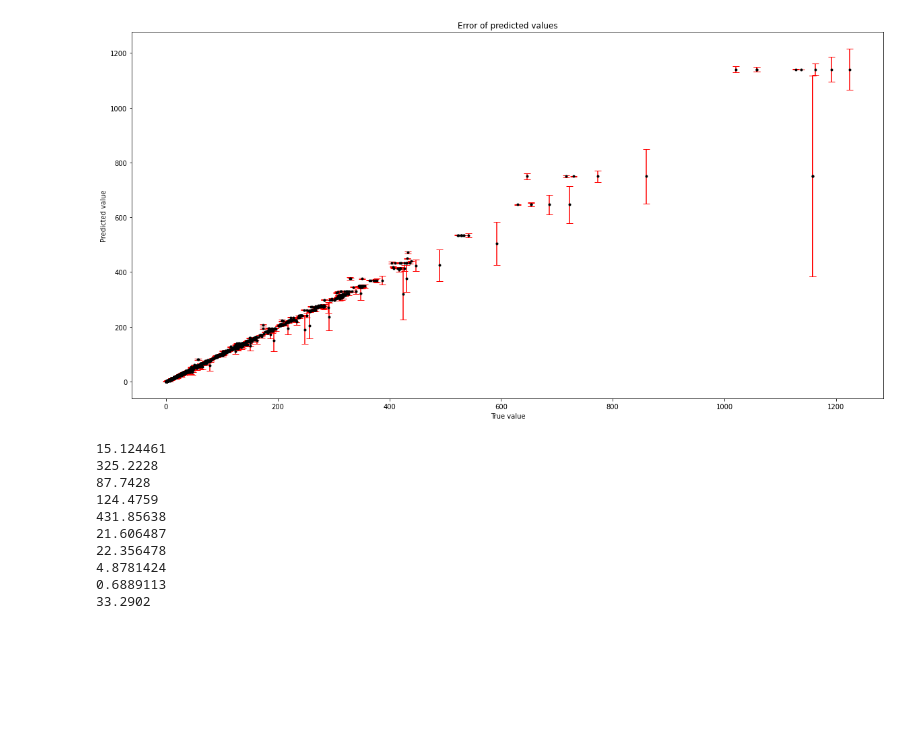
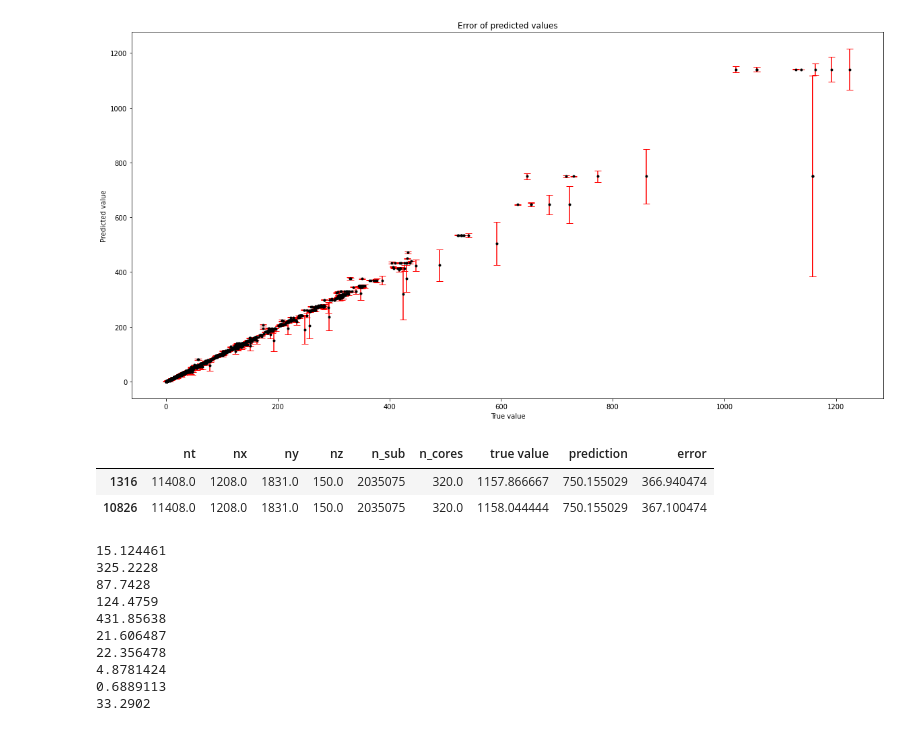
Before and after one commit to neon-ninja/nzrse_hackathon_2020, a Jupyter notebook: train.ipynb, the cells around one changed output. Cells and saved outputs as stored; diff of their text form; code cells hidden in the pictures; blank space fills up the shorter version.

Commit message:
investigating error

```diff
--- a/train.ipynb
+++ b/train.ipynb
@@ -85,6 +85,17 @@ plt.ylabel("Predicted value")
 # %% [output]
 Text(0, 0.5, 'Predicted value')
 [figure]
+# %%
+mask = errors > 100
+tricky_rows = xtest[mask].copy()
+tricky_rows["true value"] = ytest[mask]
+tricky_rows["prediction"] = pred[mask]
+tricky_rows["error"] = errors[mask]
+tricky_rows
+# %% [output]
+|  | nt | nx | ny | nz | n_sub | n_cores | true value | prediction | error |
+| 1316 | 11408.0 | 1208.0 | 1831.0 | 150.0 | 2035075 | 320.0 | 1157.866667 | 750.155029 | 366.940474 |
+| 10826 | 11408.0 | 1208.0 | 1831.0 | 150.0 | 2035075 | 320.0 | 1158.044444 | 750.155029 | 367.100474 |
 # %%
 model.fit(df, y) # refit to all data
 np.savetxt("emod3d_test_y.csv", model.predict(test_x), fmt='%s')
```
Also changed, not shown: parts of 2 cells of this notebook.
